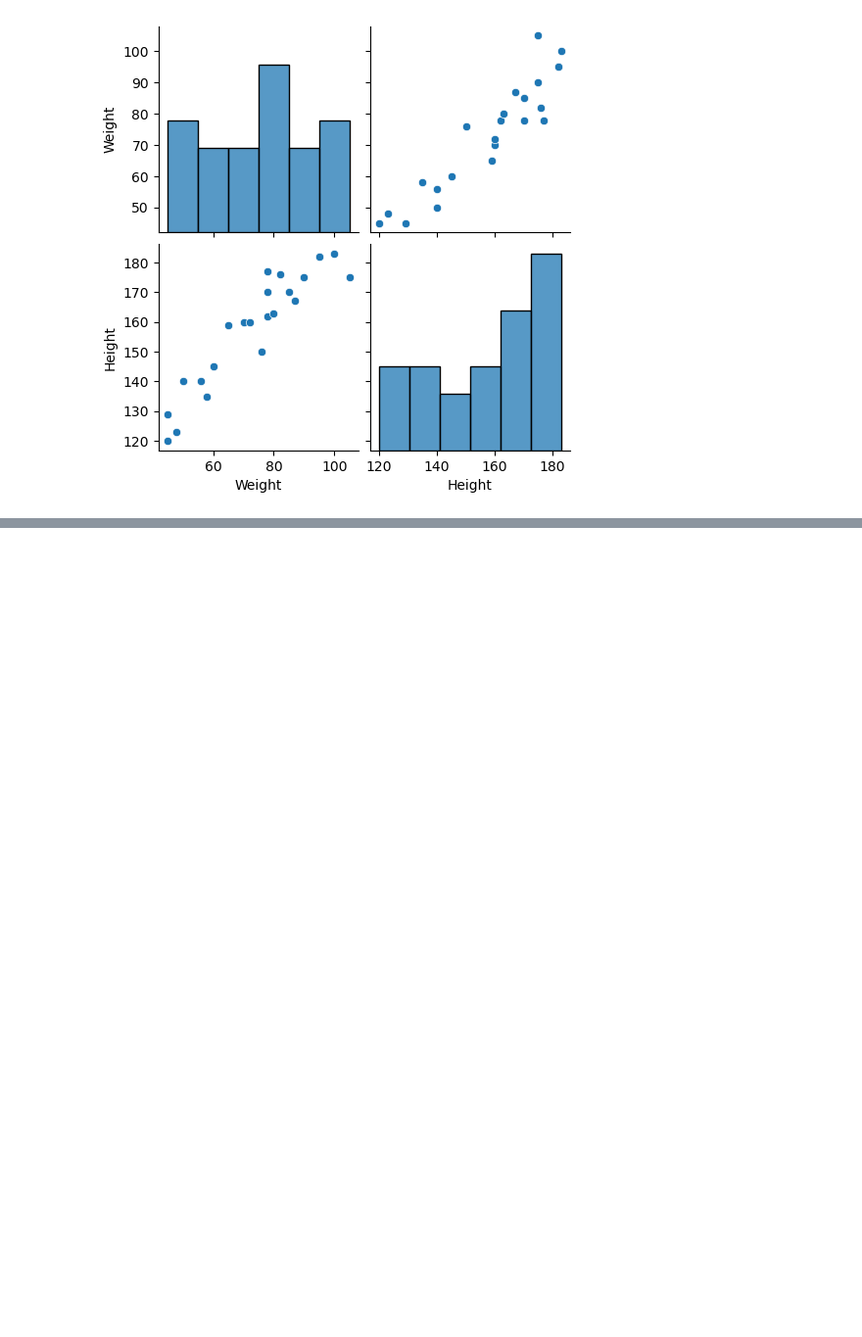
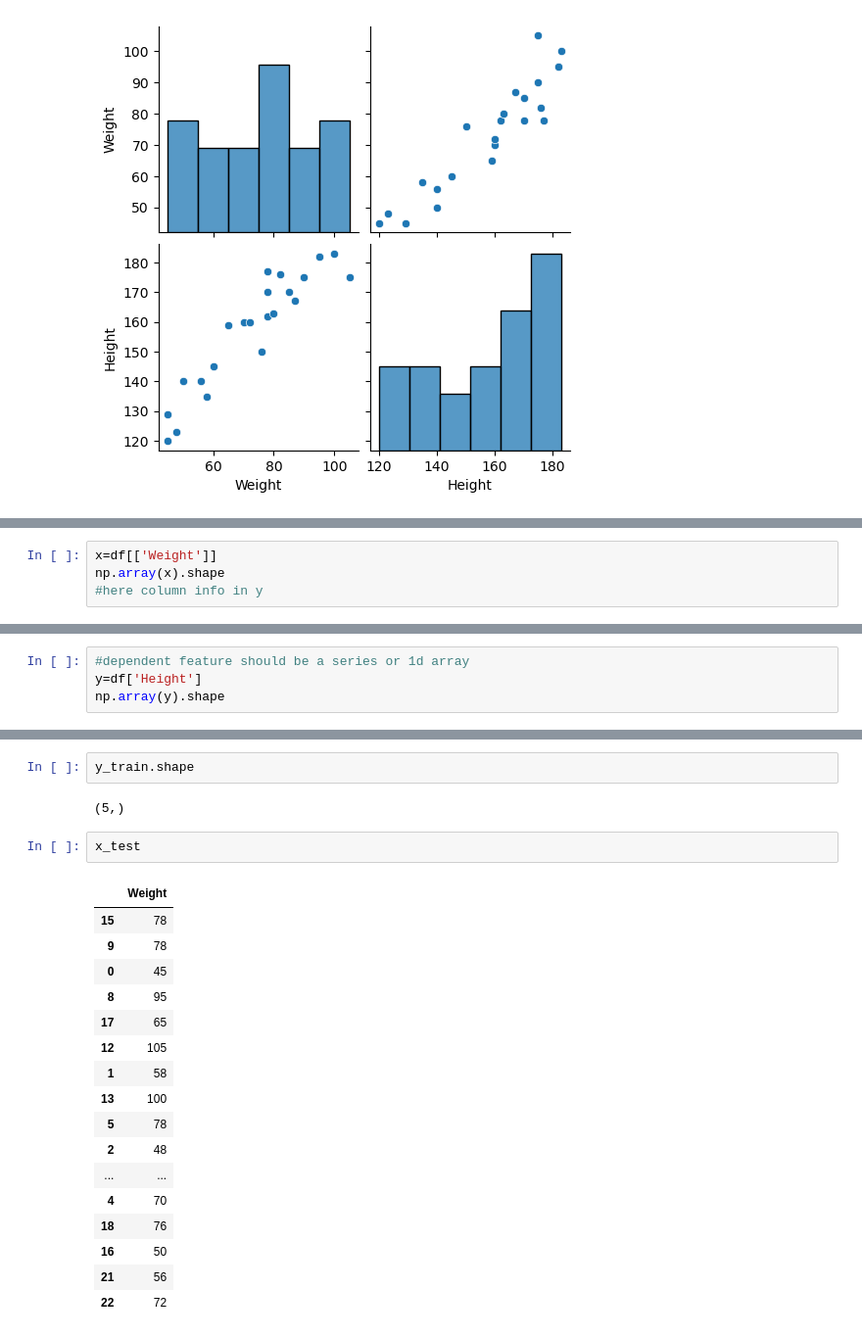
Before and after one commit to a-b-c-d-ritik/DataScience, a Jupyter notebook: 27.Linear_Regression/Regression.ipynb, the cells around one changed output, grey strips where cells are left out. Shown: that part at 98% size. Drawn from its saved outputs; the diff is of its cells as text; blank space fills up the shorter version.

```diff
--- a/27.Linear_Regression/Regression.ipynb
+++ b/27.Linear_Regression/Regression.ipynb
@@ -49,0 +77,4 @@ sb.pairplot(df)
+# %%
+x=df[['Weight']]
+np.array(x).shape
+#here column info in y
@@ -49,0 +83,4 @@ sb.pairplot(df)
+# %%
+#dependent feature should be a series or 1d array
+y=df['Height']
+np.array(y).shape
@@ -49,0 +116,24 @@ sb.pairplot(df)
+# %%
+y_train.shape
+# %% [output]
+(5,)
+# %%
+x_test
+# %% [output]
+|  | Weight |
+| 15 | 78 |
+| 9 | 78 |
+| 0 | 45 |
+| 8 | 95 |
+| 17 | 65 |
+| 12 | 105 |
+| 1 | 58 |
+| 13 | 100 |
+| 5 | 78 |
+| 2 | 48 |
+| ... | ... |
+| 4 | 70 |
+| 18 | 76 |
+| 16 | 50 |
+| 21 | 56 |
+| 22 | 72 |
```
Also changed, not shown: parts of 35 cells of this notebook, 3 other files.
